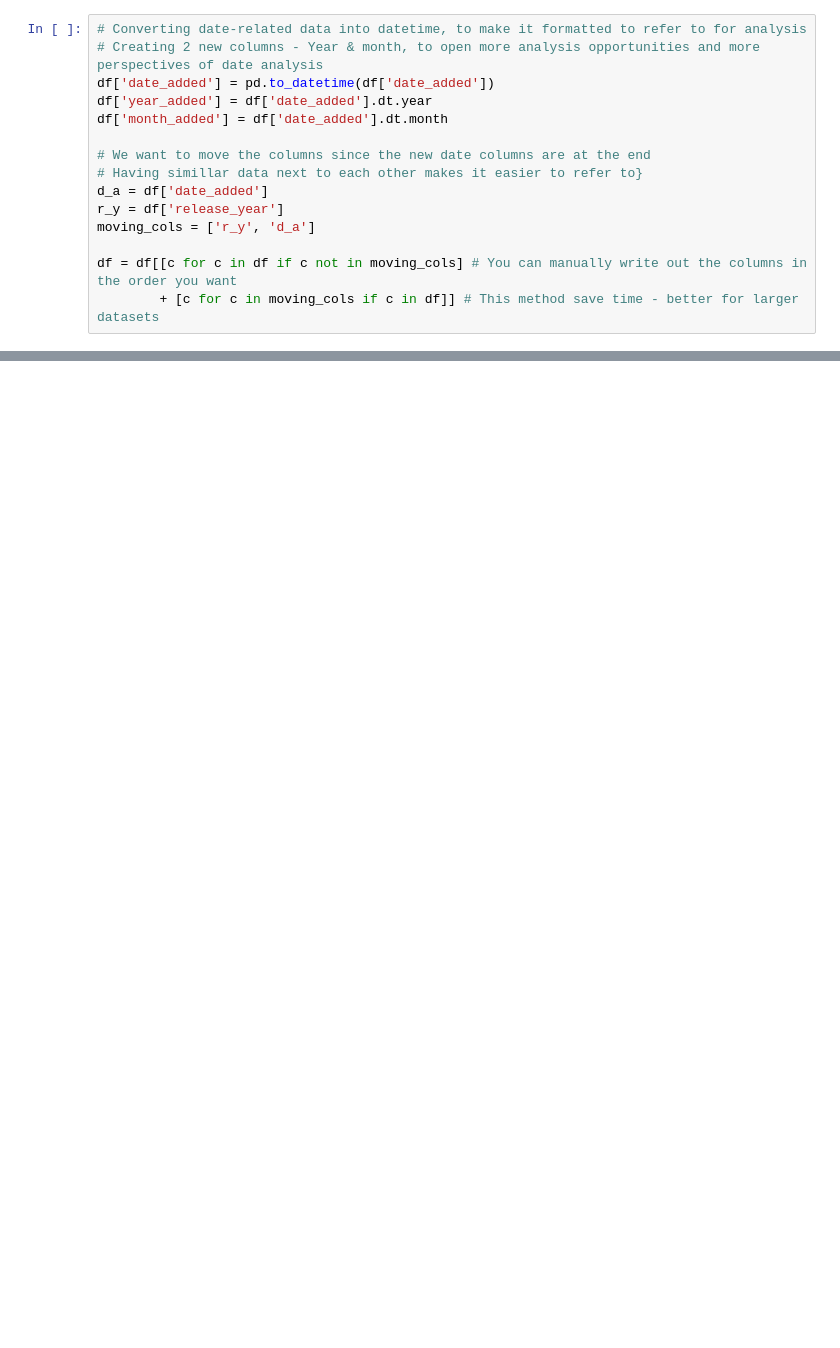
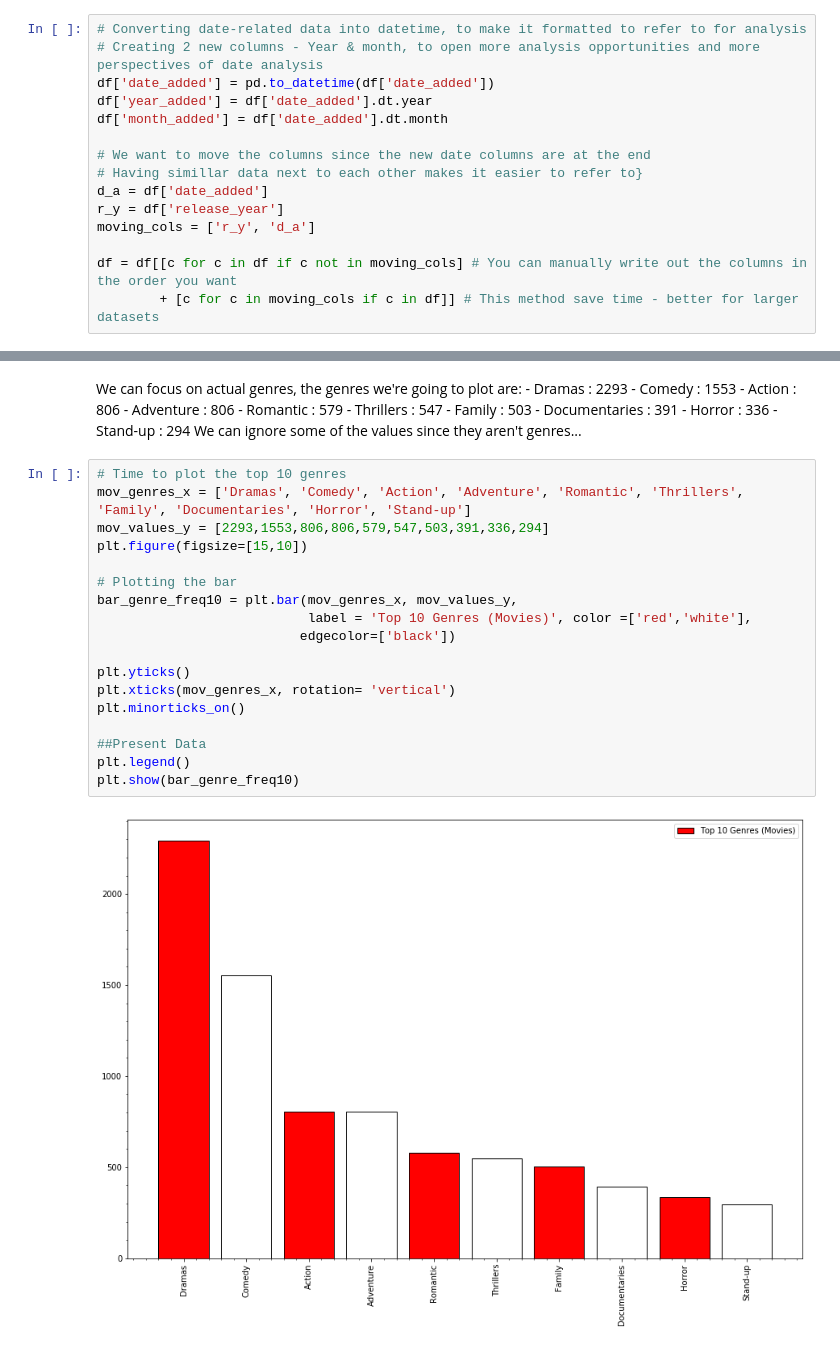
Before and after one commit to SunpreetSChahal/Netflix_EDA-ML, a Jupyter notebook: Netflix Data - EDA and ML Practice.ipynb, the cells around one changed output, grey strips where cells are left out. Saved outputs shown, nothing was run; the diff lists cells and outputs as text; blank space fills up the shorter version.

```diff
--- a/Netflix Data - EDA and ML Practice.ipynb
+++ b/Netflix Data - EDA and ML Practice.ipynb
@@ -212,0 +251,33 @@ plt.minorticks_on()
+# %% [markdown]
+We can focus on actual genres, the genres we're going to plot are:
+    - Dramas : 2293
+    - Comedy : 1553
+    - Action : 806
+    - Adventure : 806
+    - Romantic : 579
+    - Thrillers : 547
+    - Family : 503
+    - Documentaries : 391
+    - Horror : 336
+    - Stand-up : 294
+We can ignore some of the values since they aren't genres...
+# %%
+# Time to plot the top 10 genres
+mov_genres_x = ['Dramas', 'Comedy', 'Action', 'Adventure', 'Romantic', 'Thrillers', 'Family', 'Documentaries', 'Horror', 'Stand-up']
+mov_values_y = [2293,1553,806,806,579,547,503,391,336,294]
+plt.figure(figsize=[15,10])
+
+# Plotting the bar
+bar_genre_freq10 = plt.bar(mov_genres_x, mov_values_y,
+                           label = 'Top 10 Genres (Movies)', color =['red','white'],
+                          edgecolor=['black'])
+
+plt.yticks()
+plt.xticks(mov_genres_x, rotation= 'vertical')
+plt.minorticks_on()
+
+##Present Data
+plt.legend()
+plt.show(bar_genre_freq10)
+# %% [output]
+[figure, added]
```
Also changed, not shown: parts of 48 cells of this notebook.
